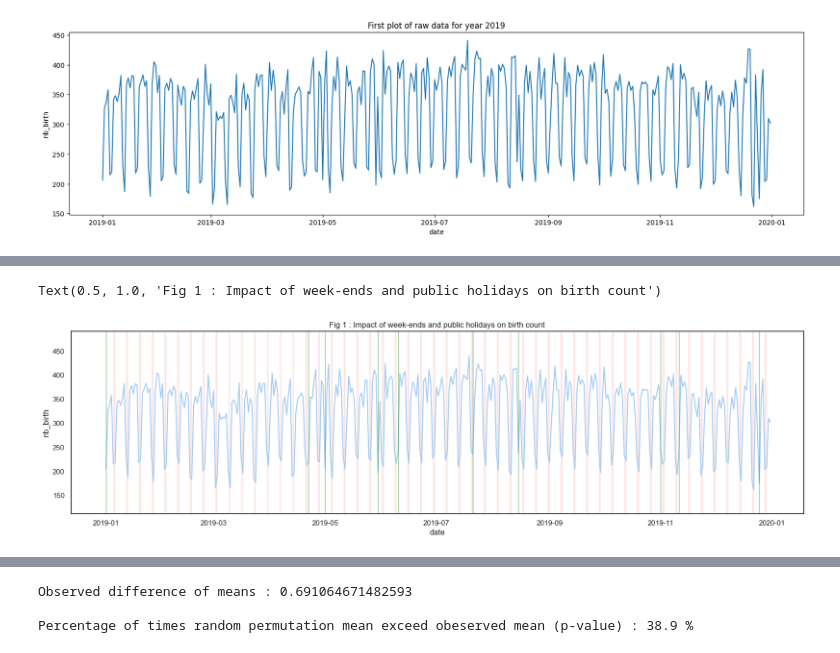
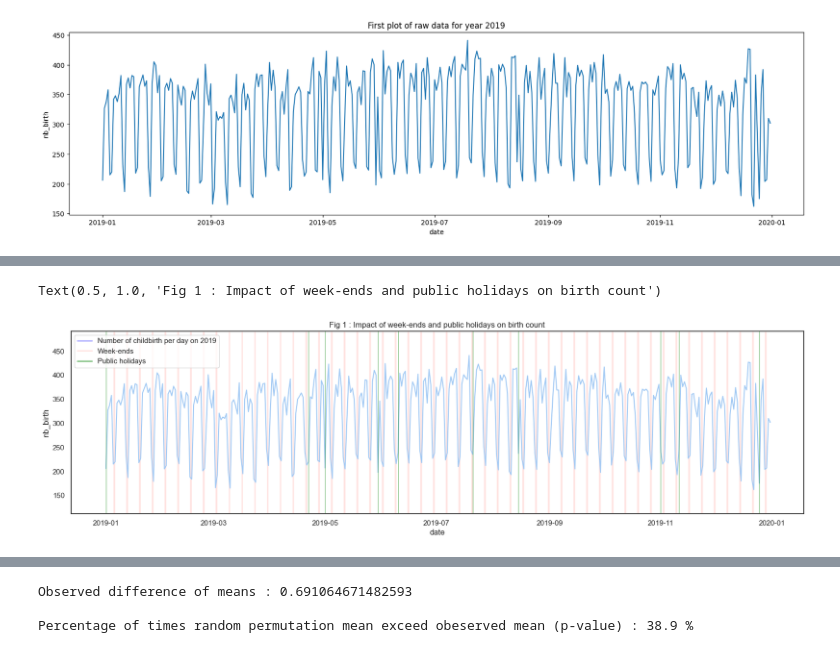
Before and after one commit to gmartinod/birth-vs-moon, a Jupyter notebook: fullMoonBirth.ipynb, the cells around one changed output, grey strips where cells are left out. Saved outputs shown, nothing was run; the diff lists cells and outputs as text; code cells hidden in the pictures.

```diff
--- a/fullMoonBirth.ipynb
+++ b/fullMoonBirth.ipynb
@@ -93,30 +108,61 @@ public_holidays['date'] = pd.to_datetime(public_holidays['date'])
 
 [365 rows x 3 columns]
 # %%
-# Validate that drops correspond to week-ends or public holidays
-
 plt.figure(figsize=(20, 5))
 
 sns.set_theme(style="white", palette="pastel")
 sns.lineplot(data=sub_data, x="date", y="nb_birth")
 
 # plot vertical line for public holidays
 for i in range(len(public_holidays)):
     line = public_holidays.iloc[i]
     date = line["date"]
     plt.axvline(date, color="green", linewidth=1, alpha=0.5)
 
 # plot color bar for sundays (variante with barplot)
 plt.bar(
     x=df_sundays["date"],
     height=df_sundays["value"],
     color="r",
     alpha=0.3,
     width=-1,
     align="edge",
 )
 plt.ylim(min(sub_data["nb_birth"]) - 50, max(sub_data["nb_birth"]) + 50)
+
+plt.legend(
+    handles=[
+        mlines.Line2D(
+            [],
+            [],
+            color="blue",
+            alpha=0.3,
+            linewidth=2,
+            markersize=15,
+            label="Number of childbirth per day on 2019",
+        ),
+        mlines.Line2D(
+            [],
+            [],
+            color="r",
+            alpha=0.3,
+            linewidth=2,
+            markersize=15,
+            label="Week-ends",
+        ),
+        mlines.Line2D(
+            [],
+            [],
+            color="green",
+            alpha=0.5,
+            linewidth=2,
+            markersize=15,
+            label="Public holidays"
+        ),
+    ]
+)
+
 plt.title("Fig 1 : Impact of week-ends and public holidays on birth count")
 # %% [output]
 Text(0.5, 1.0, 'Fig 1 : Impact of week-ends and public holidays on birth count')
-[figure, old version]
+[figure, new version]
```
Also changed, not shown: parts of 23 cells of this notebook.
